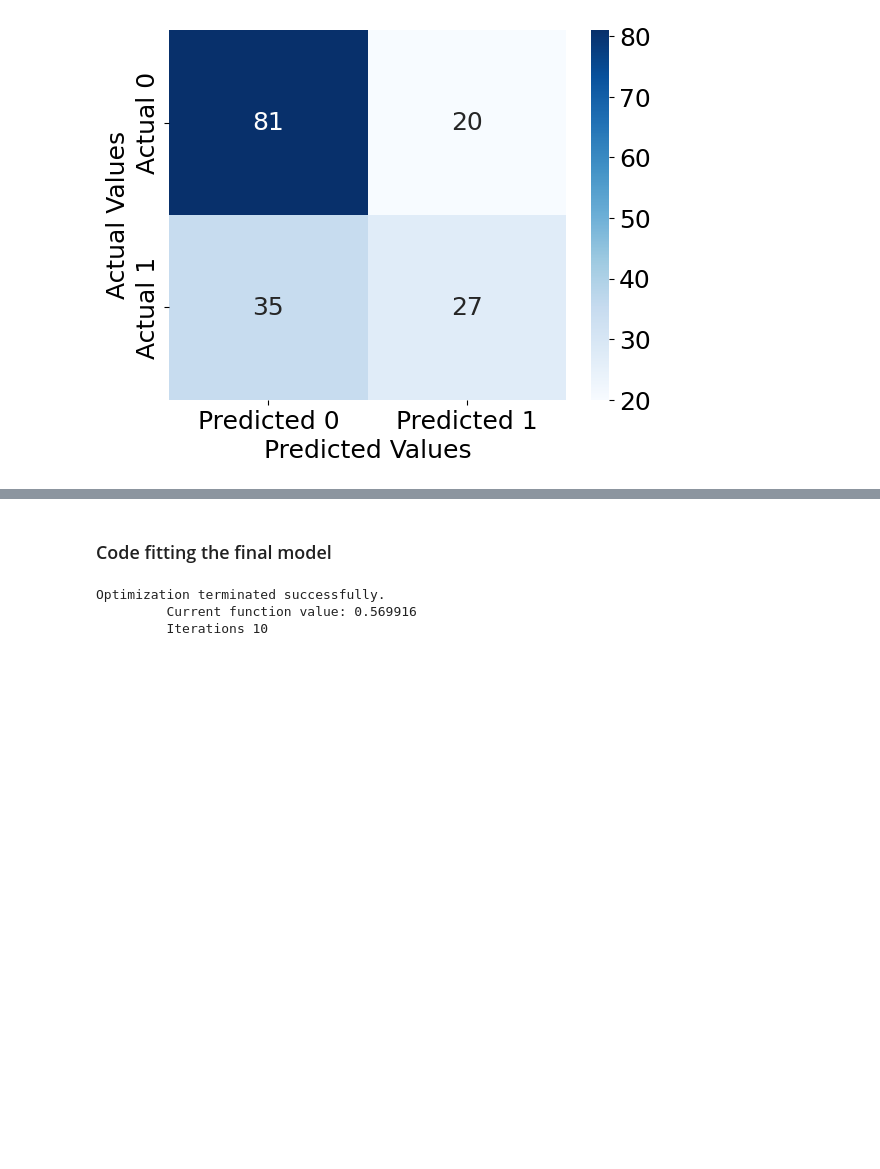
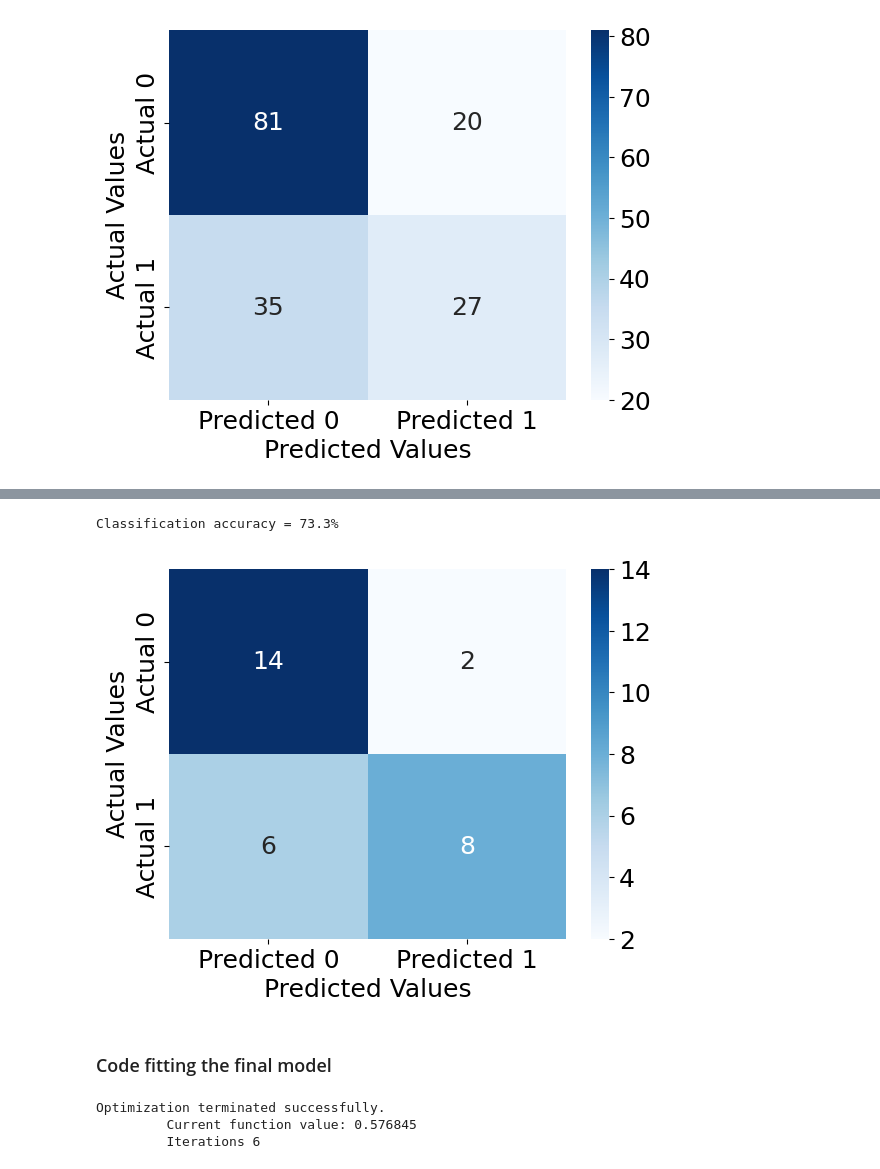
Before and after one commit to wchen952/STAT-303-2-Project, a Jupyter notebook: 303_2_Project_Code.ipynb, the cells around one changed output, grey strips where cells are left out. Cells and saved outputs as stored; diff of their text form; code cells hidden in the pictures; blank space fills up the shorter version.

```diff
--- a/303_2_Project_Code.ipynb
+++ b/303_2_Project_Code.ipynb
@@ -680,8 +791,13 @@ Classification accuracy = 66.3%
+# %%
+confusion_matrix_test(edutest_dummies,edutest_dummies.Class,highest_val_model_)
+# %% [output]
+Classification accuracy = 73.3%
+[figure, added]
 # %% [markdown]
 ### Code fitting the final model
 # %%
-highest_val_model = smf.logit(formula = "Class~ gender_F_StudentAbsenceDays_Above7 + Discussion_gender_F + gender_F + VisITedResources_StudentAbsenceDays_Above7",data = edutrain_dummies).fit()
+highest_val_model_all = smf.logit(formula = "Class~ raisedhands + gender_F_StudentAbsenceDays_Above7",data = edutrain_dummies).fit()
 # %% [output]
 Optimization terminated successfully.
-         Current function value: 0.569916
-         Iterations 10
+         Current function value: 0.576845
+         Iterations 6
```
Also changed, not shown: parts of 7 cells of this notebook.
